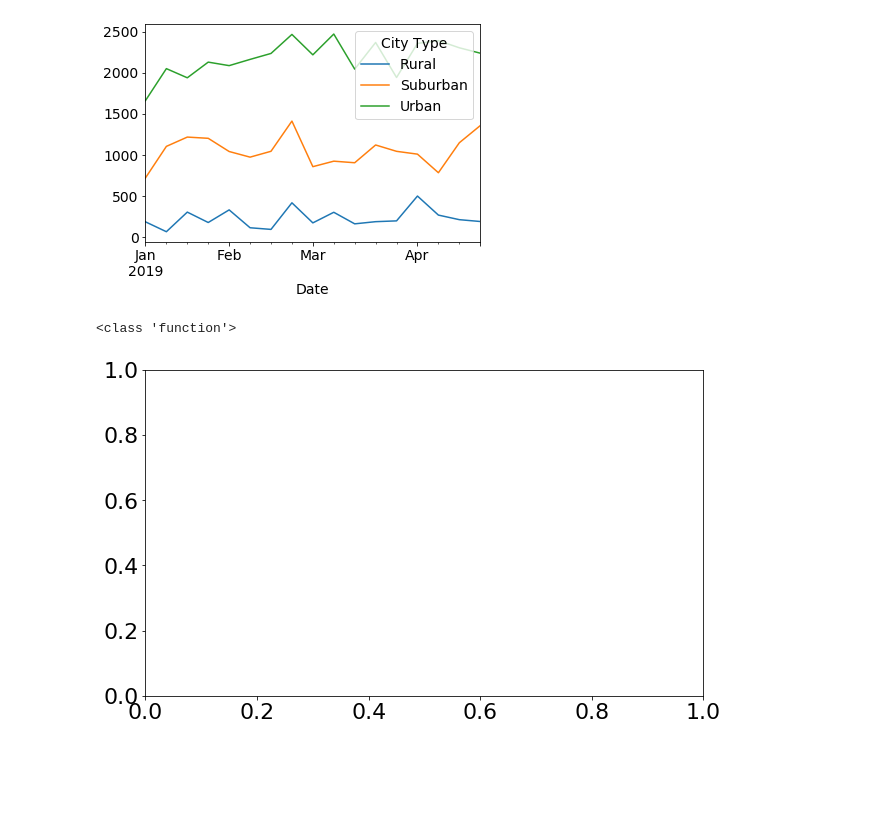
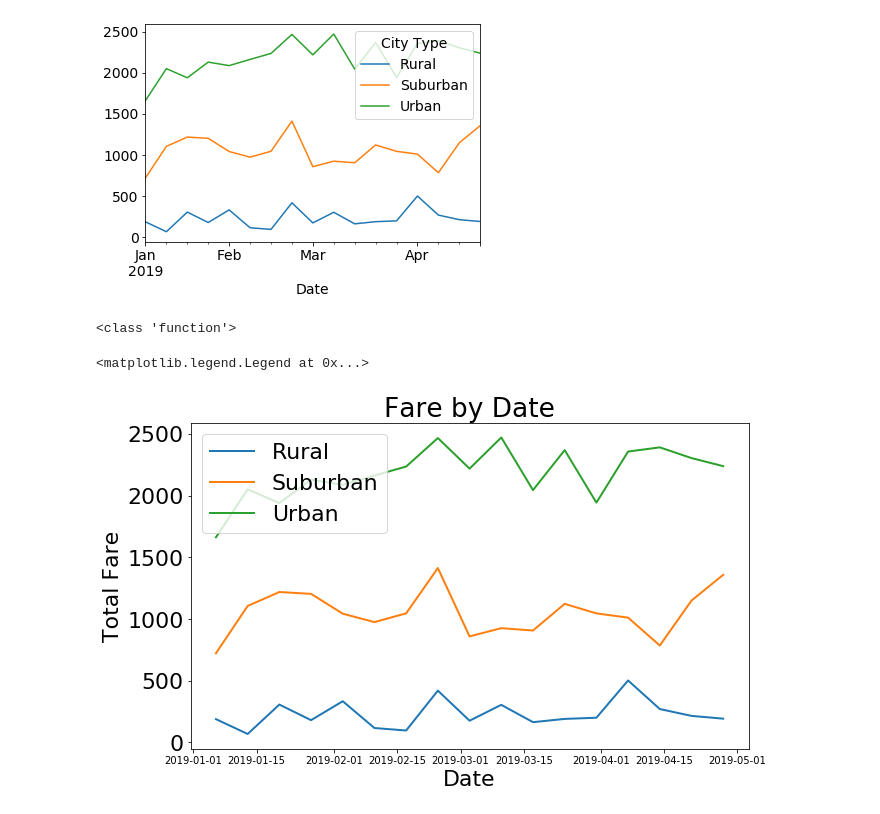
Before and after one commit to ElizabethSzathmary/Analysis_PyBer, a Jupyter notebook: PyBer_Analysis/PyBer_Challenge.ipynb, the cells around one changed output. Drawn from its saved outputs; the diff is of its cells as text; code cells hidden in the pictures; blank space fills up the shorter version.

```diff
--- a/PyBer_Analysis/PyBer_Challenge.ipynb
+++ b/PyBer_Analysis/PyBer_Challenge.ipynb
@@ -964,25 +964,31 @@ Date
 # %%
 # Create a multiple line plot for the sum of the fares for each city type.
 #style
 #style.use('fivethirtyeight')
 
 pyber_ride_summary_df = fares_Jan_April.resample('W').sum()
 
 pyber_ride_summary_df
 
 #colors
 colors = [[0,114/255,178/255], [213/255,94/255,0], [230/255,159/255,0]]
 plt.rcParams['figure.figsize'] = [20.0, 7.0]
 plt.rcParams.update({'font.size': 22,})
 
 #plot
 plt.subplots(figsize=(10, 6))
 #fig, ax = plt.subplots()
 print(type(plt.plot))
-#plt.plot(pyber_data_df["Date"], pyber_data_df["Fare"], kind = "line", lw=2, markersize=50, title='Total Fare By City Type')
-#plt.xlabel("Date")
-#plt.ylabel('Total Fare')
+plt.plot(pyber_ride_summary_df.index.values, pyber_ride_summary_df["Rural"], label = "Rural", lw=2, markersize=50)
+plt.plot(pyber_ride_summary_df.index.values, pyber_ride_summary_df["Suburban"], label = "Suburban", lw=2, markersize=50)
+plt.plot(pyber_ride_summary_df.index.values, pyber_ride_summary_df["Urban"], label = "Urban", lw=2, markersize=50)
+plt.xlabel("Date")
+plt.ylabel('Total Fare')
+plt.title("Fare by Date")
 plt.savefig("analysis\Fig7.png")
+plt.tick_params(axis = "x", which = "major", labelsize = 10)
+plt.legend(loc = "upper left")
 # %% [output]
 <class 'function'>
+<matplotlib.legend.Legend at 0x...>
-[figure, old version]
+[figure, new version]
```
Also changed, not shown: parts of 1 cell of this notebook, 1 other file.
